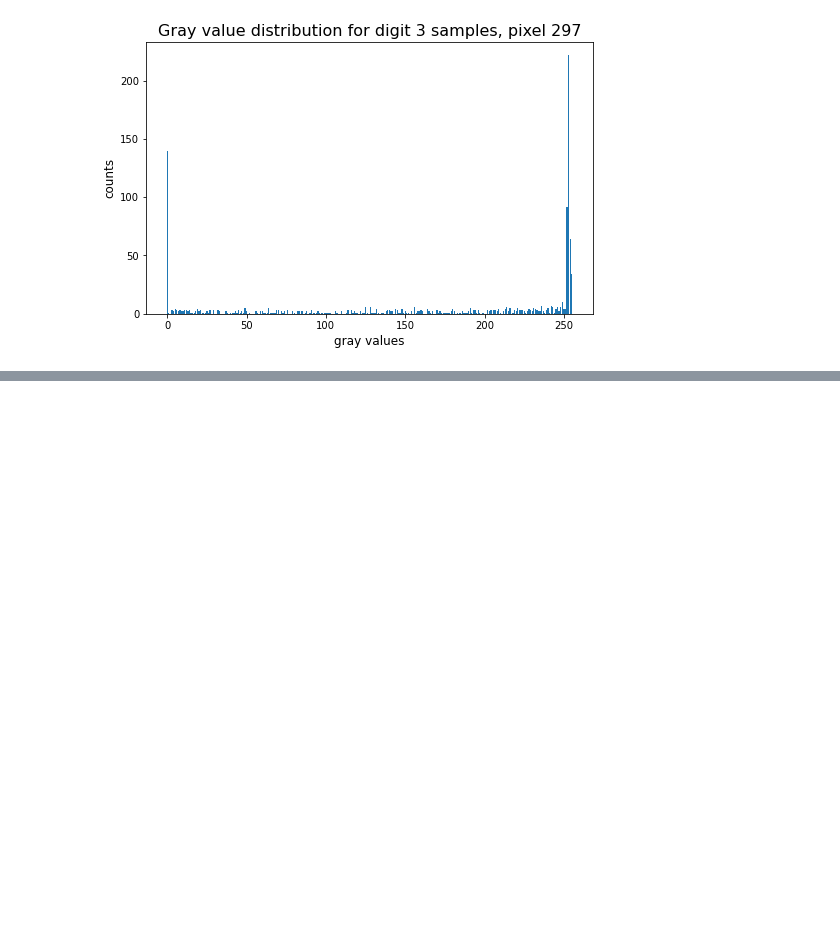
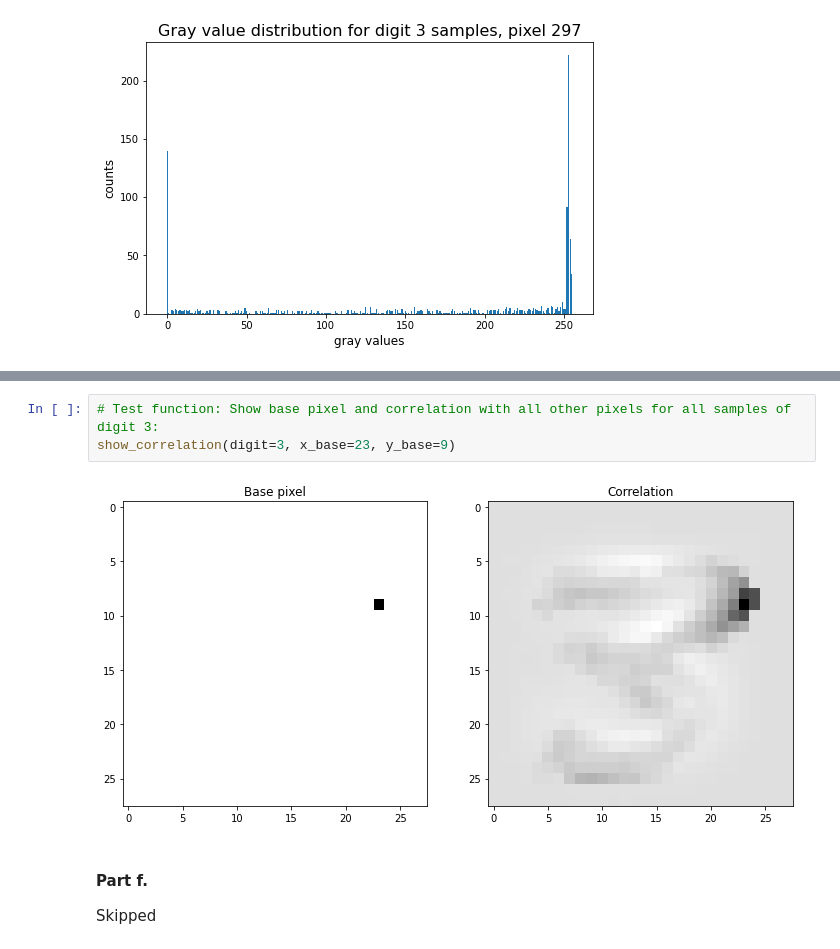
Before and after one commit to MarcoLandtHayen/exercises_patt_recog, a Jupyter notebook: notebooks/python/Practice_Sheet_2.ipynb, the cells around one changed output, grey strips where cells are left out. Saved outputs shown, nothing was run; the diff lists cells and outputs as text; blank space fills up the shorter version.

Commit message:
Add part d for 2nd practical exercise

```diff
--- a/notebooks/python/Practice_Sheet_2.ipynb
+++ b/notebooks/python/Practice_Sheet_2.ipynb
@@ -171,0 +242,9 @@ plt.show()
+# %%
+# Test function: Show base pixel and correlation with all other pixels for all samples of digit 3:
+show_correlation(digit=3, x_base=23, y_base=9)
+# %% [output]
+[figure, added]
+# %% [markdown]
+#### Part f.
+
+Skipped
```
Also changed, not shown: parts of 5 cells of this notebook.
